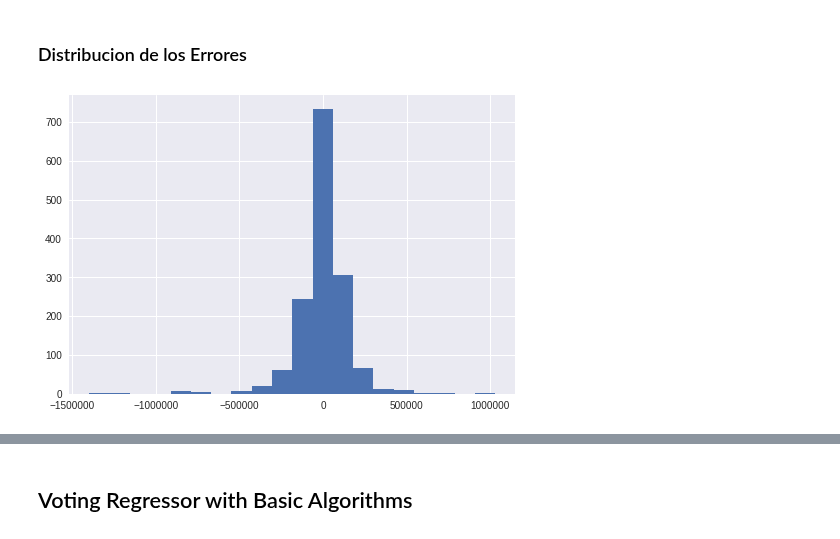
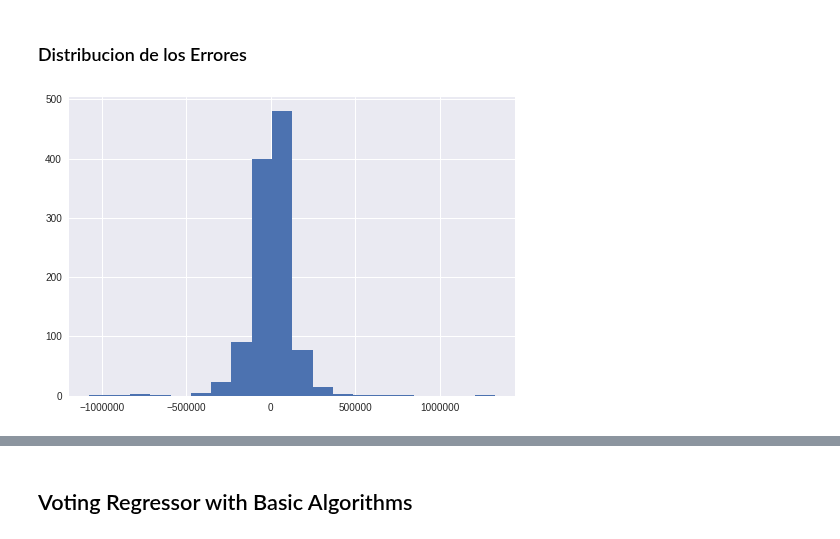
Before and after one commit to javiicc/Identifying_Potential_Investment_Opportunities_In_The_Irish_Real_Estate_Market_Using_MachineLearning, a Jupyter notebook: Price_Inference.ipynb, the cells around one changed output, grey strips where cells are left out. Drawn from its saved outputs; the diff is of its cells as text; code cells hidden in the pictures.

```diff
--- a/Price_Inference.ipynb
+++ b/Price_Inference.ipynb
@@ -596,17 +541,21 @@ KNeighborsRegressor(n_neighbors=5,
 # %%
+pipe_estimator = transformer_estimator(num_transformation='power_transformer',
+                                       regressor=KNeighborsRegressor(),
+                                       poly_degree=1)
+
 param_grid = [
 #    {
  #       'regressor__n_neighbors': [5,10,15,20,25,30,35,40,45,50],
   #  },
     {
-   #     'preprocessor__num__poly__degree': [1,2,3,4,5],
+        'preprocessor__num__poly__degree': [1,3],
         'regressor__n_neighbors': [7],  ###########################
         'regressor__weights': ['uniform','distance'], #,'distance'
         'regressor__leaf_size': [30]
     },
 ]
 
-grid_search = GridSearchCV(estimator=knnr_pipe_est,
+grid_search = GridSearchCV(estimator=pipe_estimator,
                            param_grid=param_grid,
                            cv=3,
                            n_jobs=-1,
@@ -741,7 +683,11 @@ DecisionTreeRegressor(*, criterion='squared_error', splitter='best', max_depth=N
 # %%
-grid_search = GridSearchCV(estimator=dtr_pipe_estimator,
+pipe_estimator = transformer_estimator(num_transformation='power_transformer',
+                                       regressor=DecisionTreeRegressor(),
+                                       poly_degree=1)
+
+grid_search = GridSearchCV(estimator=pipe_estimator,
                            param_grid={
-                               'preprocessor__num__poly__degree': [1], #[1,2,3,4],
+                               'preprocessor__num__poly__degree': [1,3], #[1,2,3,4],
                                'regressor__max_depth': [6,7,8,9,10], #range(5, 15), #[2,3,4,5,6,7]
                                'regressor__min_samples_leaf': [12,13,14,15,16,17,18], #range(8, 20),
                                'regressor__min_samples_split': [43], #[2, 43],
@@ -763,18 +709,14 @@ print(grid_search.best_score_)
 # %%
 #pd.DataFrame(grid_search.cv_results_)
 # %%
-dtr_pipe_estimator = Pipeline(steps=[
-    ('preprocessor', preprocessor),
-    ('imputer', SimpleImputer(strategy='constant',
-                              fill_value=None)),
-    ('regressor', DecisionTreeRegressor(max_depth=9,
-                                        min_samples_leaf=16,  #16
-                                        min_samples_split=43,
-                                        max_leaf_nodes=68
-                                       ))
-                           ])
+pipe_estimator = transformer_estimator(num_transformation='power_transformer',
+                                       regressor=DecisionTreeRegressor(max_depth=9,
+                                                                       min_samples_leaf=16,  #16
+                                                                       min_samples_split=43,
+                                                                       max_leaf_nodes=68),
+                                       poly_degree=3)
 
-scores = scores_statistics(estimator=dtr_pipe_estimator,
+scores = scores_statistics(estimator=pipe_estimator,
                            scoring_dict=scoring,
                            X_train=X_train,
                            y_train=y_train,
@@ -795,7 +737,7 @@ RMSE std: 7748.604233566981
 # %% [markdown]
 ### Overfitting Analysis
 # %%
-dtr = dtr_pipe_estimator.fit(X_train, y_train)
+dtr = pipe_estimator.fit(X_train, y_train)
 
 print('Performance on the training set:\n', '-'*10)
 y_pred_train = dtr.predict(X_train)
@@ -844,15 +786,15 @@ sns.regplot(x=y_test, y=dtr_pipe_estimator.fit(X_train, y_train).predict(X_test)
 # %% [markdown]
 ### Distribucion de los Errores
 # %%
-dtr = dtr_pipe_estimator.fit(X_train, y_train)
+dtr = pipe_estimator.fit(X_train, y_train)
 y_pred_test = dtr.predict(X_test)
 
 fig, ax =plt.subplots(1, 1)
 ax.hist(y_pred_test - y_test, bins=20); # estamos restando a la prediccion la verdad
 # distribucion de los errores
 ax.ticklabel_format(style='plain', axis='x')
 # %% [output]
-[figure, old version]
+[figure, new version]
 # %%
 np.std(y_pred_test - y_test)
 # %% [output]
```
Also changed, not shown: parts of 134 cells of this notebook, 5 other files.
